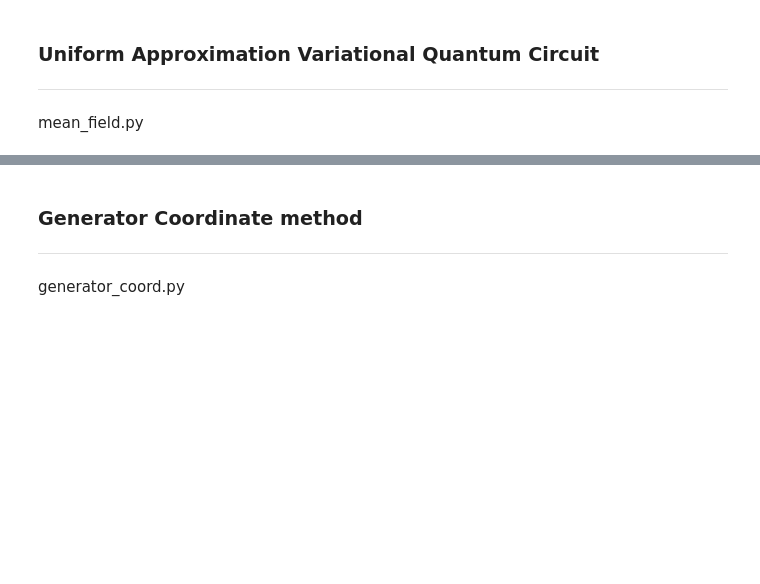
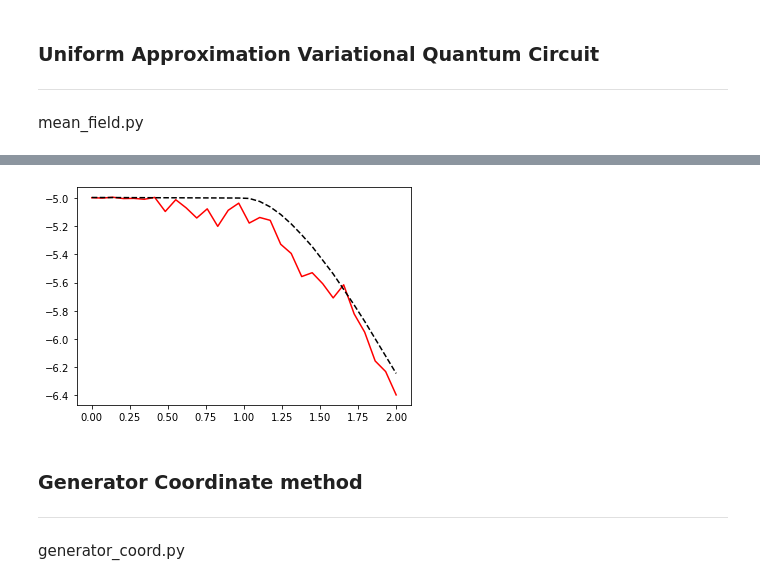
Before and after one commit to cwjsdsu/Qractice, a Jupyter notebook: McBrian/lipkin_model/lipkin.ipynb, the cells around one changed output, grey strips where cells are left out. Drawn from its saved outputs; the diff is of its cells as text; code cells hidden in the pictures; blank space fills up the shorter version.

```diff
--- a/McBrian/lipkin_model/lipkin.ipynb
+++ b/McBrian/lipkin_model/lipkin.ipynb
@@ -129,3 +165,10 @@ plt.show()
+# %%
+plt.figure()
+plt.plot(chi,circuit_pari_result,'r')
+plt.plot(chi,circuit_pari_exact, 'k--')
+plt.show()
+# %% [output]
+[figure, added]
 # %% [markdown]
 ### Generator Coordinate method
 ***
```
Also changed, not shown: parts of 8 cells of this notebook, 2 other files.
